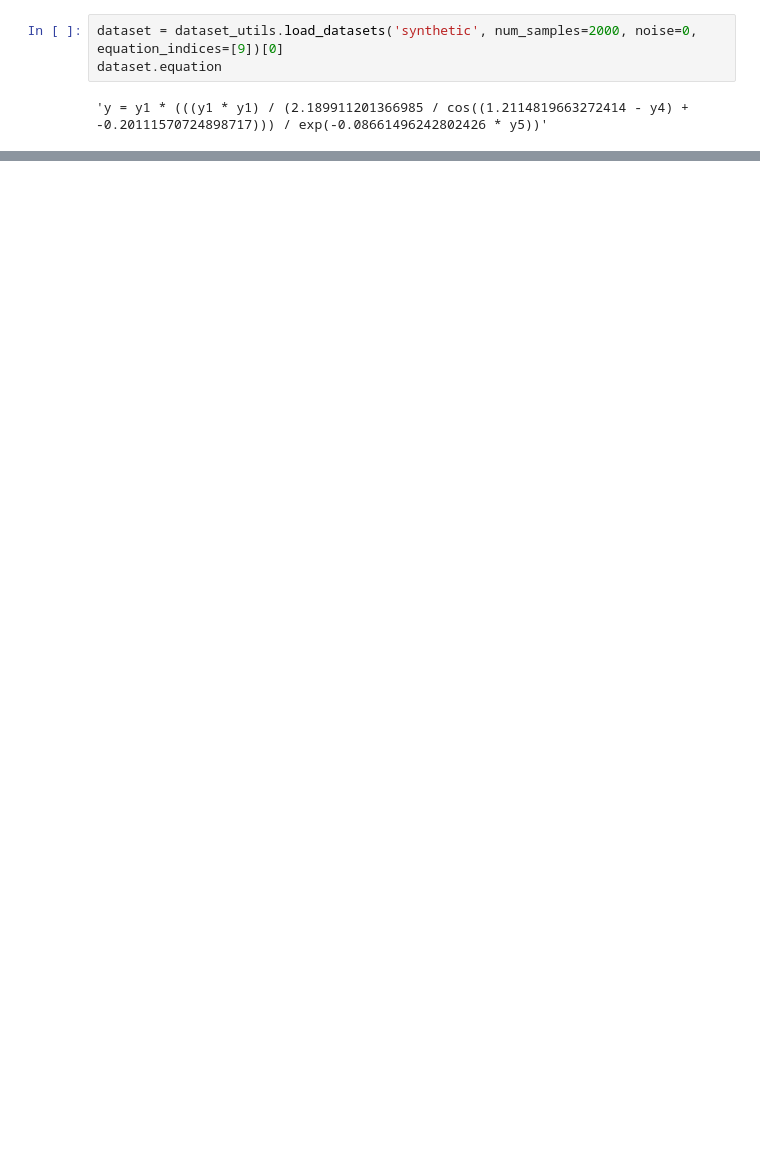
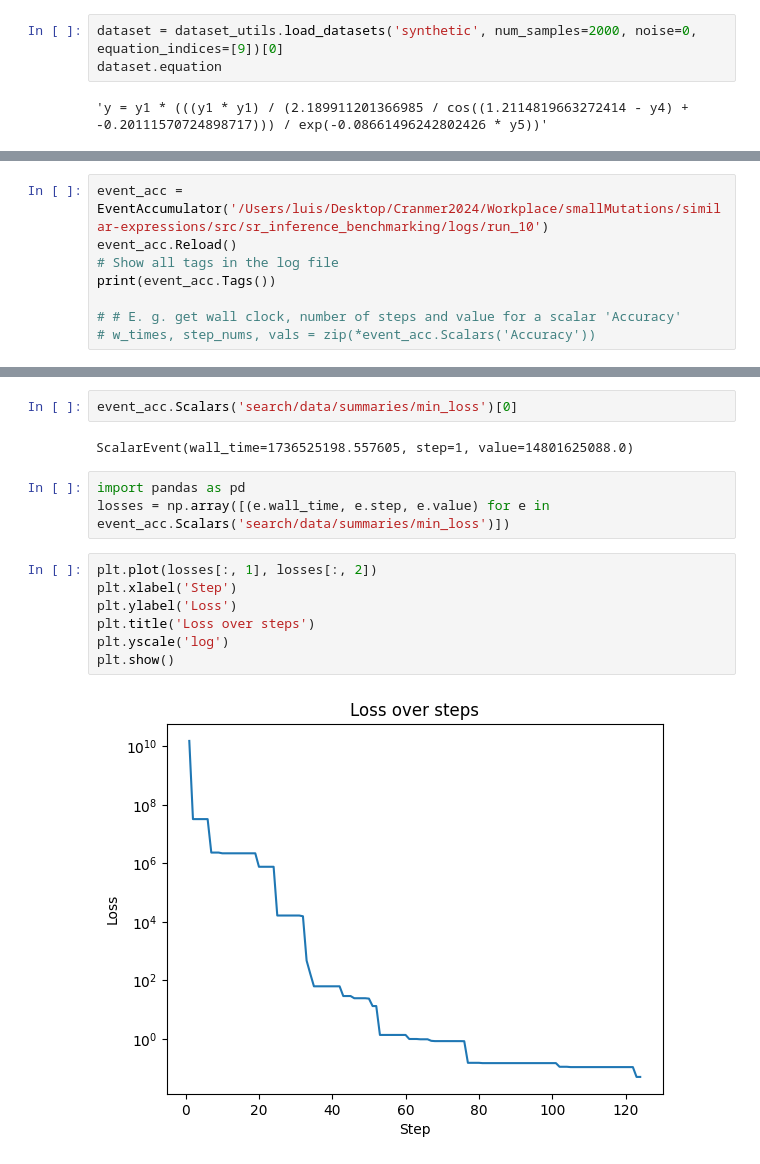
Before and after one commit to LuisCarretero/similar-expressions, a Jupyter notebook: src/sr_inference_benchmarking/dev.ipynb, the cells around one changed output, grey strips where cells are left out. Cells and saved outputs as stored; diff of their text form; blank space fills up the shorter version.

Commit message:
Misc benchmarking script updates

```diff
--- a/src/sr_inference_benchmarking/dev.ipynb
+++ b/src/sr_inference_benchmarking/dev.ipynb
@@ -175,0 +191,8 @@ count_stats
+# %%
+event_acc = EventAccumulator('/Users/luis/Desktop/Cranmer2024/Workplace/smallMutations/similar-expressions/src/sr_inference_benchmarking/logs/run_10')
+event_acc.Reload()
+# Show all tags in the log file
+print(event_acc.Tags())
+
+# # E. g. get wall clock, number of steps and value for a scalar 'Accuracy'
+# w_times, step_nums, vals = zip(*event_acc.Scalars('Accuracy'))
@@ -175,0 +221,16 @@ count_stats
+# %%
+event_acc.Scalars('search/data/summaries/min_loss')[0]
+# %% [output]
+ScalarEvent(wall_time=1736525198.557605, step=1, value=14801625088.0)
+# %%
+import pandas as pd
+losses = np.array([(e.wall_time, e.step, e.value) for e in event_acc.Scalars('search/data/summaries/min_loss')])
+# %%
+plt.plot(losses[:, 1], losses[:, 2])
+plt.xlabel('Step')
+plt.ylabel('Loss')
+plt.title('Loss over steps')
+plt.yscale('log')
+plt.show()
+# %% [output]
+[figure, added]
```
Also changed, not shown: parts of 25 cells of this notebook, 40 other files.
